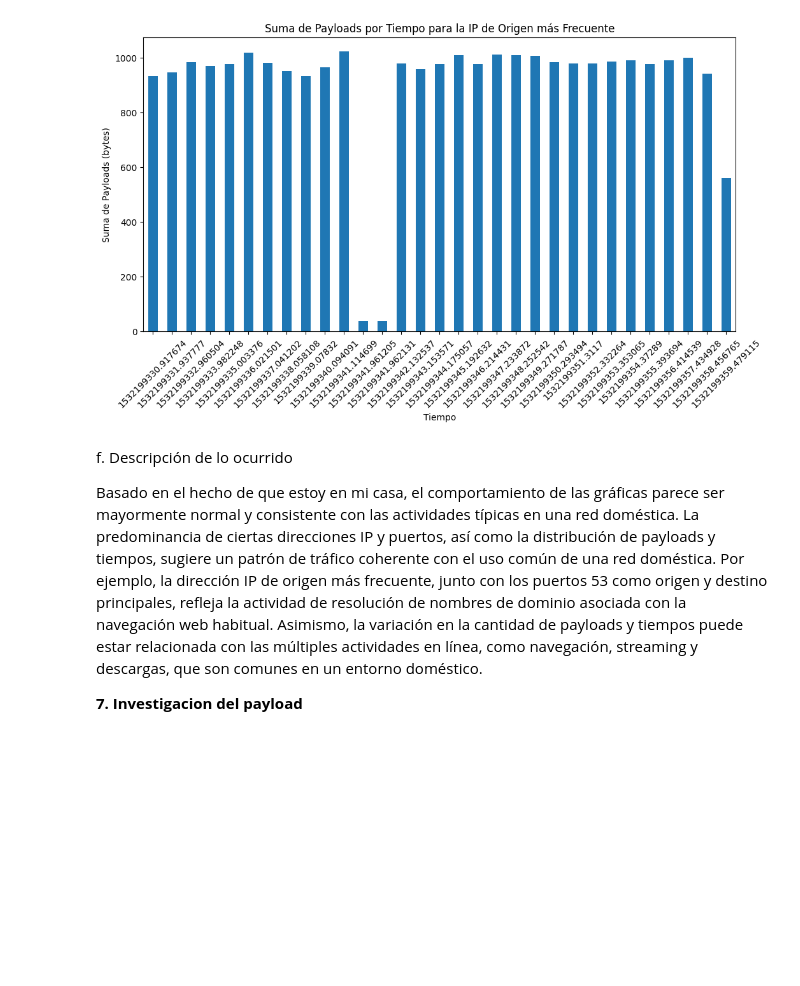
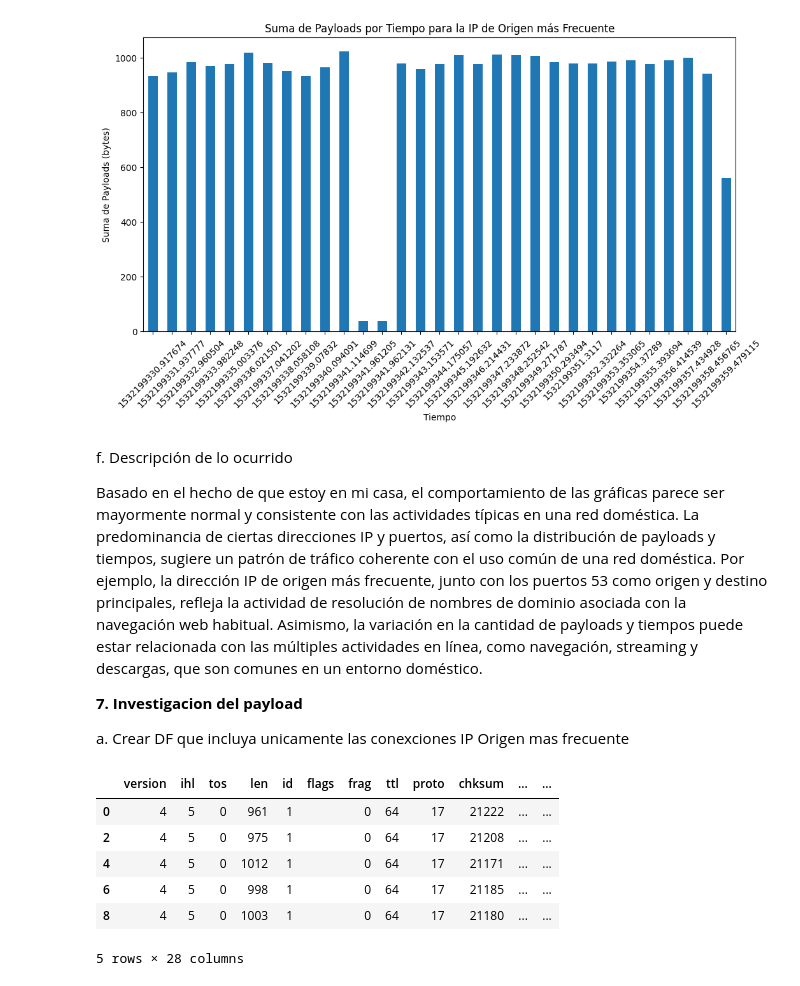
Before and after one commit to javim7/Lab6-SDS, a Jupyter notebook: lab6.ipynb, the cells around one changed output. Cells and saved outputs as stored; diff of their text form; code cells hidden in the pictures; blank space fills up the shorter version.

```diff
--- a/lab6.ipynb
+++ b/lab6.ipynb
@@ -293,3 +293,17 @@ f. Descripción de lo ocurrido
 Basado en el hecho de que estoy en mi casa, el comportamiento de las gráficas parece ser mayormente normal y consistente con las actividades típicas en una red doméstica. La predominancia de ciertas direcciones IP y puertos, así como la distribución de payloads y tiempos, sugiere un patrón de tráfico coherente con el uso común de una red doméstica. Por ejemplo, la dirección IP de origen más frecuente, junto con los puertos 53 como origen y destino principales, refleja la actividad de resolución de nombres de dominio asociada con la navegación web habitual. Asimismo, la variación en la cantidad de payloads y tiempos puede estar relacionada con las múltiples actividades en línea, como navegación, streaming y descargas, que son comunes en un entorno doméstico.
 
 **7. Investigacion del payload**
+
+a. Crear DF que incluya unicamente las conexciones IP Origen mas frecuente
+# %%
+df_filtered = df[df['src'] == most_frequent_src_ip].copy()
+
+df_filtered.head()
+# %% [output]
+|  | version | ihl | tos | len | id | flags | frag | ttl | proto | chksum | ... | ... |
+| 0 | 4 | 5 | 0 | 961 | 1 |  | 0 | 64 | 17 | 21222 | ... | ... |
+| 2 | 4 | 5 | 0 | 975 | 1 |  | 0 | 64 | 17 | 21208 | ... | ... |
+| 4 | 4 | 5 | 0 | 1012 | 1 |  | 0 | 64 | 17 | 21171 | ... | ... |
+| 6 | 4 | 5 | 0 | 998 | 1 |  | 0 | 64 | 17 | 21185 | ... | ... |
+| 8 | 4 | 5 | 0 | 1003 | 1 |  | 0 | 64 | 17 | 21180 | ... | ... |
+5 rows × 28 columns
```
Also changed, not shown: parts of 12 cells of this notebook.
